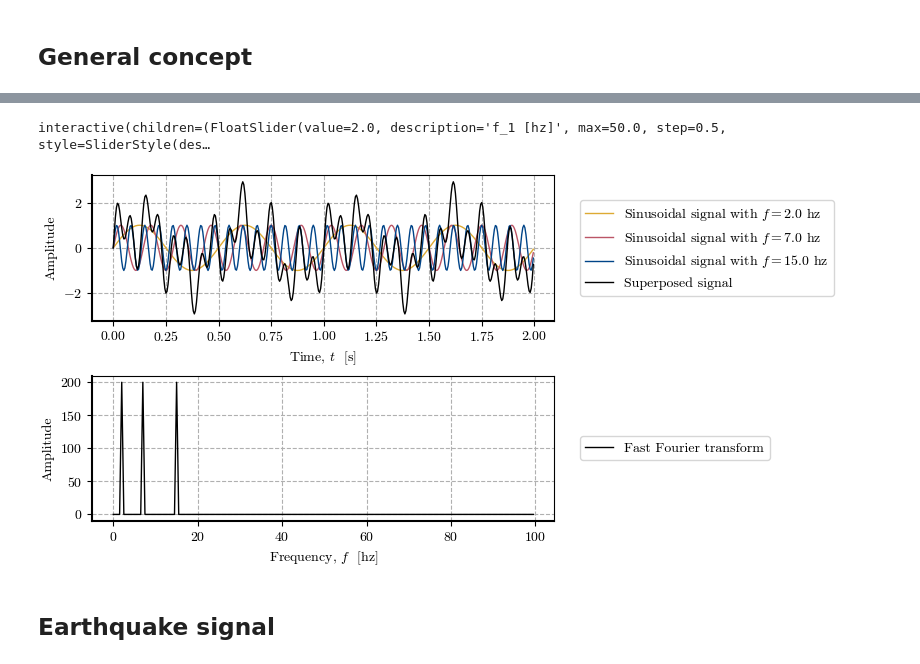
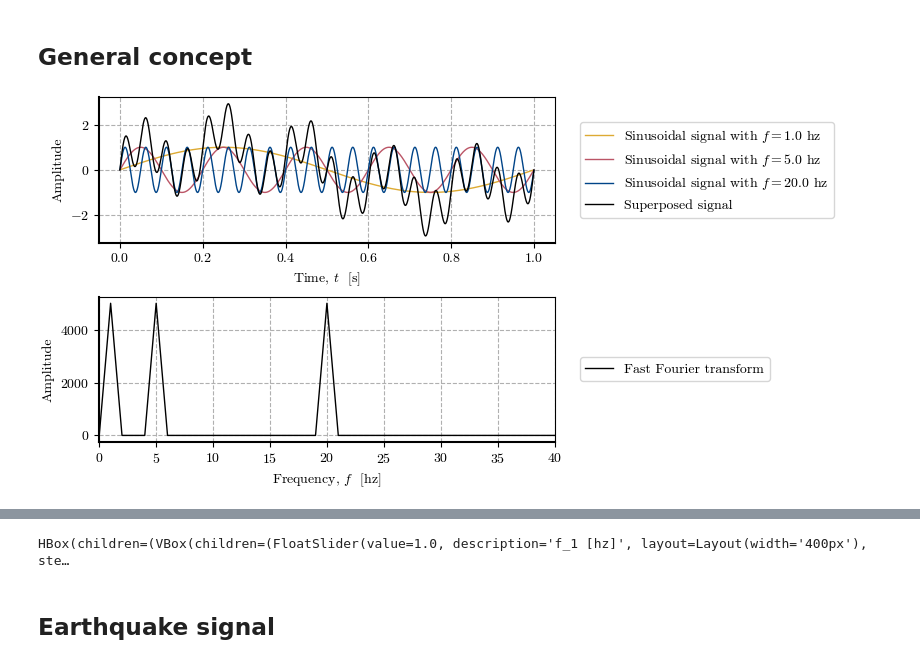
Before and after one commit to eamontoyaa/dinamica_de_suelos_EAFIT, a Jupyter notebook: notebooks/fourier_transforms.ipynb, the cells around one changed output, grey strips where cells are left out. Drawn from its saved outputs; the diff is of its cells as text; code cells hidden in the pictures.

```diff
--- a/notebooks/fourier_transforms.ipynb
+++ b/notebooks/fourier_transforms.ipynb
@@ -13,9 +13,9 @@ import pandas as pd
 import matplotlib.pyplot as plt
 import matplotlib as mpl
 from scipy.fft import fft, fftfreq
-from ipywidgets import interact, FloatSlider, FloatText, fixed
+from ipywidgets import widgets as wgt
 from IPython import get_ipython
-from IPython.display import display, clear_output
+from IPython.display import display
 
 if 'google.colab' in str(get_ipython()):
     from google.colab import output
@@ -36,11 +36,12 @@ mpl.rcParams.update(
         "axes.unicode_minus": False,
     }
 )
+html_setup = '<style> div.jupyter-widgets.widget-label {display: none;} </style>'
 # %% [markdown]
 ## General concept
 # %%
 def simulate_fft(
-        freq_1=2, freq_2=5, freq_3=15, delta_t=0.01, duration=3, widget=False):
+        freq_1=1, freq_2=5, freq_3=20, duration=1, delta_t=0.0001, widget=False):
     # Time interval
     sampling_freq = 1 / delta_t
     time = np.arange(0, duration, delta_t)
@@ -56,32 +57,42 @@ def simulate_fft(
     x_fft = fftfreq(n_t, delta_t)
     x_fft = x_fft[range(n_t // 2)]
     y_fft = abs(fft(superposed_signal))
     y_fft = y_fft[range(n_t // 2)]
 
     # Figures
     fig, axs = plt.subplots(num=None, ncols=1, nrows=2, figsize=[8, 4])
     # Time domain
     axs[0].plot(time, amplitude_1, lw=1, color="#DDAA33",
                 label=f'Sinusoidal signal with $f={freq_1:.1f}$ hz')
     axs[0].plot(time, amplitude_2, lw=1, color="#BB5566",
                 label=f'Sinusoidal signal with $f={freq_2:.1f}$ hz')
     axs[0].plot(time, amplitude_3, lw=1, color="#004488",
                 label=f'Sinusoidal signal with $f={freq_3:.1f}$ hz')
     axs[0].plot(time, superposed_signal, lw=1, color="k", label='Superposed signal')
     axs[0].set_xlabel('Time, $t$  [s]')
     axs[0].set_ylabel('Amplitude')
     axs[0].legend(bbox_to_anchor=(1.04,0.5), loc="center left")
     # Frequency domain
     axs[1].plot(x_fft, y_fft, lw=1, color="k", label='Fast Fourier transform')
     axs[1].set_xlabel('Frequency, $f$  [hz]')
     axs[1].set_ylabel('Amplitude')
     axs[1].legend(bbox_to_anchor=(1.04,0.5), loc="center left")
-    # axs[1].set_xlim((0, 0.7 * x_fft[-1]))
+    axs[1].set_xlim((0, 2 * max([freq_1, freq_2, freq_3])))
     # Plot details
     for ax in axs.flat:
         ax.spines["bottom"].set_linewidth(1.5)
         ax.spines["left"].set_linewidth(1.5)
         ax.grid(True, which="major", linestyle="--")
     # fig.tight_layout()
-    display(fig) if widget else plt.show()
+    if widget:
+        display(fig)
+    else:
+        plt.show()
+        display(wgt.HTML(html_setup))
+    plt.close()
     return
+
+
+simulate_fft(freq_1=1, freq_2=5, freq_3=20, duration=1)
+# %% [output]
+[figure, added]
@@ -88,23 +100,17 @@ def simulate_fft(
 # %%
-# Interactive figure
-style = {'description_width': '100px'}
-interact(  # Interactive slider widgets
-    simulate_fft,
-    freq_1=FloatSlider(value=2, min=0, max=50, step=0.5, description='f_1 [hz]', style=style),
-    freq_2=FloatSlider(value=5, min=0, max=50, step=0.5, description='f_2 [hz]', style=style),
-    freq_3=FloatSlider(value=20, min=0, max=50, step=0.5, description='f_3 [hz]', style=style),
-    delta_t=FloatSlider(value=0.005, min=0.0001, max=0.01, step=0.0005, description='Δt [s]',
-                        readout_format='.3f', style=style),
-    duration=FloatSlider(value=2, min=0, max=10, step=0.5, description='t_max [s]', style=style),
-    widget=fixed(True)
-);
+s, l = {'description_width': '50px'}, wgt.Layout(width='400px')
+controls = {
+    'freq_1': wgt.FloatSlider(value=1, min=0, max=100, step=0.5, description='f_1 [hz]', style=s, layout=l),
+    'freq_2': wgt.FloatSlider(value=5, min=0, max=100, step=0.5, description='f_2 [hz]', style=s, layout=l),
+    'freq_3': wgt.FloatSlider(value=20, min=0, max=100, step=0.5, description='f_3 [hz]', style=s, layout=l),
+    # 'delta_t': wgt.FloatSlider(value=0.001, min=0.0001, max=0.01, step=0.0005, description='Δt [s]', readout_format='.3f', style=s, layout=l),
+    'duration': wgt.FloatSlider(value=1, min=0, max=10, step=0.5, description='tₘₐₓ [s]', style=s, layout=l),
+    'widget': wgt.Checkbox(value=True, description='Non-vector image (improve widget performance)', disabled=False, style=s, layout=l)
+}
+fig = wgt.interactive_output(simulate_fft, controls)
+wgt.HBox((wgt.VBox(list(controls.values())), fig), layout=wgt.Layout(align_items='center'))
 # %% [output]
-interactive(children=(FloatSlider(value=2.0, description='f_1 [hz]', max=50.0, step=0.5, style=SliderStyle(des…
+HBox(children=(VBox(children=(FloatSlider(value=1.0, description='f_1 [hz]', layout=Layout(width='400px'), ste…
-# %%
-# Static figure
-simulate_fft(freq_1=2, freq_2=7, freq_3=15, delta_t=0.005, duration=2)
-# %% [output]
-[figure, removed]
 # %% [markdown]
 ## Earthquake signal
 # %% [markdown]
```
Also changed, not shown: parts of 4 cells of this notebook, 4 other files.
